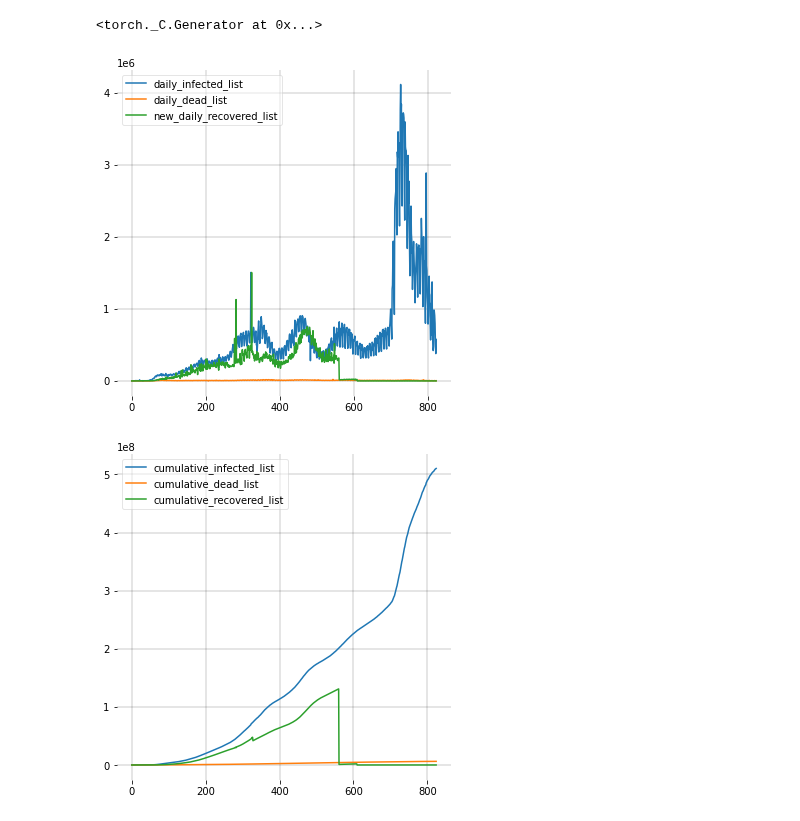
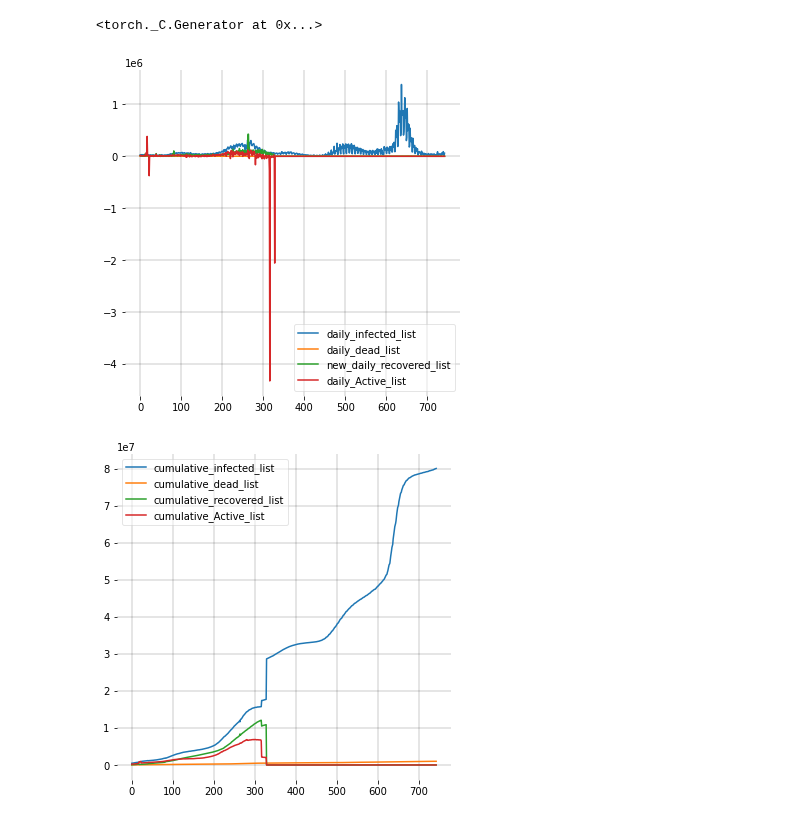
Before and after one commit to jhgoblue/covid-19-pbl, a Jupyter notebook: sidrv-data-organnize.ipynb, the cells around one changed output. Cells and saved outputs as stored; diff of their text form; code cells hidden in the pictures.

Commit message:
Kaggle Notebook | SIDRV-data-organnize | US_SACDR_ALL

```diff
--- a/sidrv-data-organnize.ipynb
+++ b/sidrv-data-organnize.ipynb
@@ -18,12 +18,14 @@ torch.manual_seed(1234)
 cumulative_infected_list = []
 cumulative_dead_list = []
 cumulative_recovered_list = []
+cumulative_Active_list = []
 
 daily_infected_list = []
 daily_dead_list = []
 daily_recovered_list = []
+daily_Active_list = []
 
-fnames = os.listdir('../input/cssegisanddatacovid19/csse_covid_19_data/csse_covid_19_daily_reports')
+fnames = os.listdir('../input/cssegisanddatacovid19/csse_covid_19_data/csse_covid_19_daily_reports_us')
 try:
     fnames.remove('README.md')
     fnames.remove('.gitignore')
@@ -38,21 +40,24 @@ def sortkey(x):
 sorted_fnames = sorted(fnames, key=sortkey)
 
 for file_name in sorted_fnames:
-    df = pd.read_csv(f'../input/cssegisanddatacovid19/csse_covid_19_data/csse_covid_19_daily_reports/{file_name}' )
+    df = pd.read_csv(f'../input/cssegisanddatacovid19/csse_covid_19_data/csse_covid_19_daily_reports_us/{file_name}' )
     df.replace(np.nan, 0)
 
     deaths = df['Deaths'].sum()
     confirmed = df['Confirmed'].sum()
     recovered = df['Recovered'].sum()
+    Active = df['Active'].sum()
 
     cumulative_infected_list.append(confirmed)
     cumulative_dead_list.append(deaths)
     cumulative_recovered_list.append(recovered)
+    cumulative_Active_list.append(Active)
 
 for day in range(1,len(cumulative_infected_list)):
     daily_infected_list.append(cumulative_infected_list[day]- cumulative_infected_list[day-1])
     daily_dead_list.append(cumulative_dead_list[day]- cumulative_dead_list[day-1])
     daily_recovered_list.append(cumulative_recovered_list[day]- cumulative_recovered_list[day-1])
+    daily_Active_list.append(cumulative_Active_list[day]- cumulative_Active_list[day-1])
 # %%
 #remove negative outliers
 new_daily_recovered_list = daily_recovered_list.copy()
@@ -67,27 +72,31 @@ for n, i in enumerate(new_daily_recovered_list):
 # %%
 fig = plt.figure(figsize=(6,6))
 
 ax = fig.add_subplot(111, facecolor='#dddddd', axisbelow=True)
 ax.set_facecolor('xkcd:white')
 
 plt.plot(daily_infected_list, label = 'daily_infected_list')
 plt.plot(daily_dead_list, label = 'daily_dead_list')
 plt.plot(new_daily_recovered_list, label = 'new_daily_recovered_list')
+plt.plot(daily_Active_list, label = 'daily_Active_list')
 
 ax.grid(b=True, which='major', c='black', lw=0.2, ls='-')
 legend = ax.legend()
 legend.get_frame().set_alpha(0.5)
 for spine in ('top', 'right', 'bottom', 'left'):
     ax.spines[spine].set_visible(False)
 plt.show();
 # %% [output]
-[figure, old version]
+[figure, new version]
 # %%
 N = 328e6
 
 cumulative_susceptible_list = []
 for i in range(len(cumulative_recovered_list)):
-    cumulative_susceptible_list.append(N - cumulative_recovered_list[i] - cumulative_infected_list[i] - cumulative_dead_list[i])
+    cumulative_dead_list[i] = cumulative_dead_list[i]
+    cumulative_recovered_list[i] = cumulative_recovered_list[i]
+    cumulative_infected_list[i] = cumulative_infected_list[i] - cumulative_recovered_list[i] - cumulative_dead_list[i]
+    cumulative_susceptible_list.append(N - cumulative_recovered_list[i] - cumulative_infected_list[i] - cumulative_dead_list[i] - cumulative_Active_list[i])
 
 fig = plt.figure(figsize=(6,6))
 
@@ -98,6 +107,7 @@ ax.set_facecolor('xkcd:white')
 plt.plot(cumulative_infected_list, label = 'cumulative_infected_list')
 plt.plot(cumulative_dead_list, label = 'cumulative_dead_list')
 plt.plot(cumulative_recovered_list, label = 'cumulative_recovered_list')
+plt.plot(cumulative_Active_list, label = 'cumulative_Active_list')
 
 ax.grid(b=True, which='major', c='black', lw=0.2, ls='-')
 legend = ax.legend()
@@ -106,7 +116,7 @@ for spine in ('top', 'right', 'bottom', 'left'):
     ax.spines[spine].set_visible(False)
 plt.show();
 # %% [output]
-[figure, old version]
+[figure, new version]
 # %%
 #save as csv files
 
```
Also changed, not shown: parts of 1 cell of this notebook.
